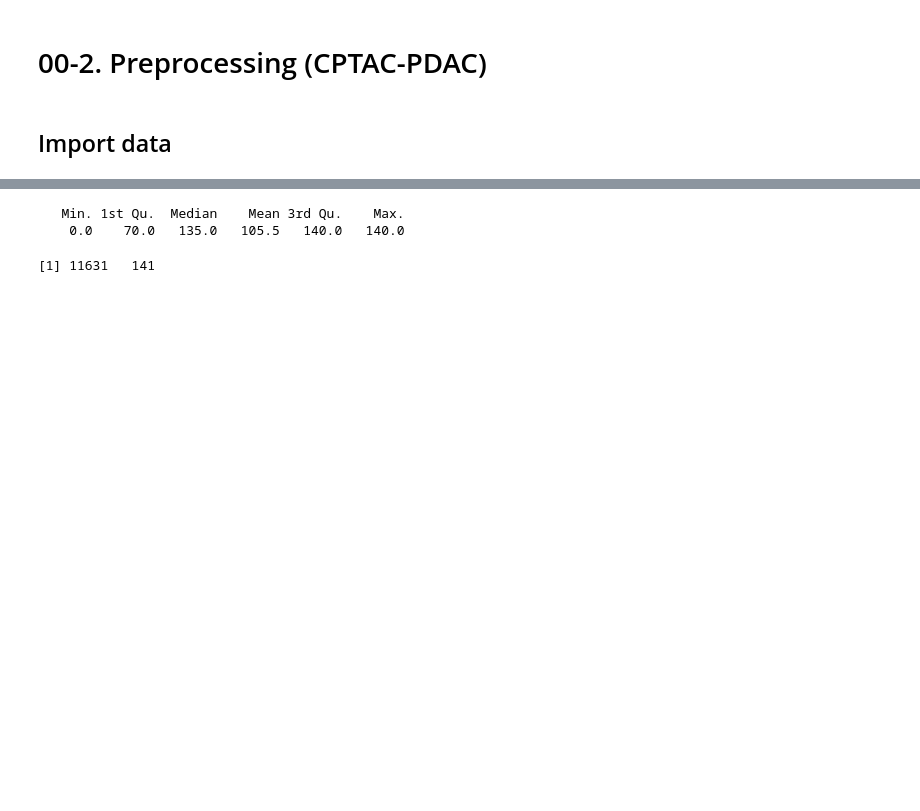
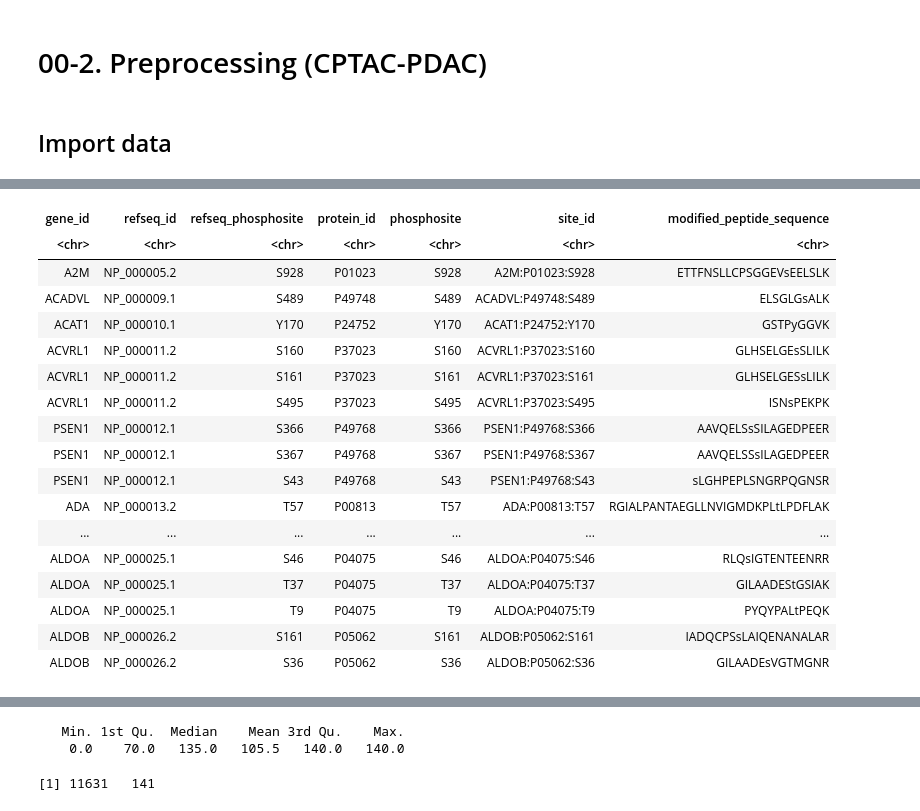
Before and after one commit to yknkns/signalfibration, a Jupyter notebook: docs/00-2_cptac-pdac_data_acquisition.ipynb, the cells around one changed output, grey strips where cells are left out. Drawn from its saved outputs; the diff is of its cells as text; code cells hidden in the pictures; blank space fills up the shorter version.

```diff
--- a/docs/00-2_cptac-pdac_data_acquisition.ipynb
+++ b/docs/00-2_cptac-pdac_data_acquisition.ipynb
@@ -107,0 +306,62 @@ A data.table: 6 × 9
+# %%
+map_phospho <- cand_best[
+  ,
+  .(
+    row_id,
+    protein_id = protein_id_uniprot,
+    phosphosite,
+    modified_peptide_sequence,
+    peptide_sequence
+  )
+]
+
+drop_cols <- intersect(
+  c("protein_id", "phosphosite", "site_id", "peptide_id",
+    "modified_peptide_sequence", "peptide_sequence"),
+  names(phospho)
+)
+
+phospho_base <- copy(phospho)
+
+if (length(drop_cols) > 0) {
+  phospho_base[, (drop_cols) := NULL]
+}
+
+phospho_mapped <- merge(
+  phospho_base,
+  map_phospho,
+  by = "row_id",
+  all.x = FALSE
+)
+
+phospho_mapped[, site_id := paste(gene_id, protein_id, phosphosite, sep = ":")]
+
+phospho_mapped[
+  ,
+  peptide_id := paste(
+    protein_id,
+    phosphosite,
+    modified_peptide_sequence,
+    sep = "__"
+  )
+]
+
+dim(phospho)
+dim(phospho_mapped)
+
+head(
+  phospho_mapped[
+    ,
+    .(
+      gene_id,
+      refseq_id,
+      refseq_phosphosite,
+      protein_id,
+      phosphosite,
+      site_id,
+      modified_peptide_sequence
+    )
+  ],
+  20
+)
+# %% [output]
@@ -107,0 +371,18 @@ A data.table: 6 × 9
+| gene_id | refseq_id | refseq_phosphosite | protein_id | phosphosite | site_id | modified_peptide_sequence |
+| <chr> | <chr> | <chr> | <chr> | <chr> | <chr> | <chr> |
+| A2M | NP_000005.2 | S928 | P01023 | S928 | A2M:P01023:S928 | ETTFNSLLCPSGGEVsEELSLK |
+| ACADVL | NP_000009.1 | S489 | P49748 | S489 | ACADVL:P49748:S489 | ELSGLGsALK |
+| ACAT1 | NP_000010.1 | Y170 | P24752 | Y170 | ACAT1:P24752:Y170 | GSTPyGGVK |
+| ACVRL1 | NP_000011.2 | S160 | P37023 | S160 | ACVRL1:P37023:S160 | GLHSELGEsSLILK |
+| ACVRL1 | NP_000011.2 | S161 | P37023 | S161 | ACVRL1:P37023:S161 | GLHSELGESsLILK |
+| ACVRL1 | NP_000011.2 | S495 | P37023 | S495 | ACVRL1:P37023:S495 | ISNsPEKPK |
+| PSEN1 | NP_000012.1 | S366 | P49768 | S366 | PSEN1:P49768:S366 | AAVQELSsSILAGEDPEER |
+| PSEN1 | NP_000012.1 | S367 | P49768 | S367 | PSEN1:P49768:S367 | AAVQELSSsILAGEDPEER |
+| PSEN1 | NP_000012.1 | S43 | P49768 | S43 | PSEN1:P49768:S43 | sLGHPEPLSNGRPQGNSR |
+| ADA | NP_000013.2 | T57 | P00813 | T57 | ADA:P00813:T57 | RGIALPANTAEGLLNVIGMDKPLtLPDFLAK |
+| ... | ... | ... | ... | ... | ... | ... |
+| ALDOA | NP_000025.1 | S46 | P04075 | S46 | ALDOA:P04075:S46 | RLQsIGTENTEENRR |
+| ALDOA | NP_000025.1 | T37 | P04075 | T37 | ALDOA:P04075:T37 | GILAADEStGSIAK |
+| ALDOA | NP_000025.1 | T9 | P04075 | T9 | ALDOA:P04075:T9 | PYQYPALtPEQK |
+| ALDOB | NP_000026.2 | S161 | P05062 | S161 | ALDOB:P05062:S161 | IADQCPSsLAIQENANALAR |
+| ALDOB | NP_000026.2 | S36 | P05062 | S36 | ALDOB:P05062:S36 | GILAADEsVGTMGNR |
```
Also changed, not shown: parts of 15 cells of this notebook.
